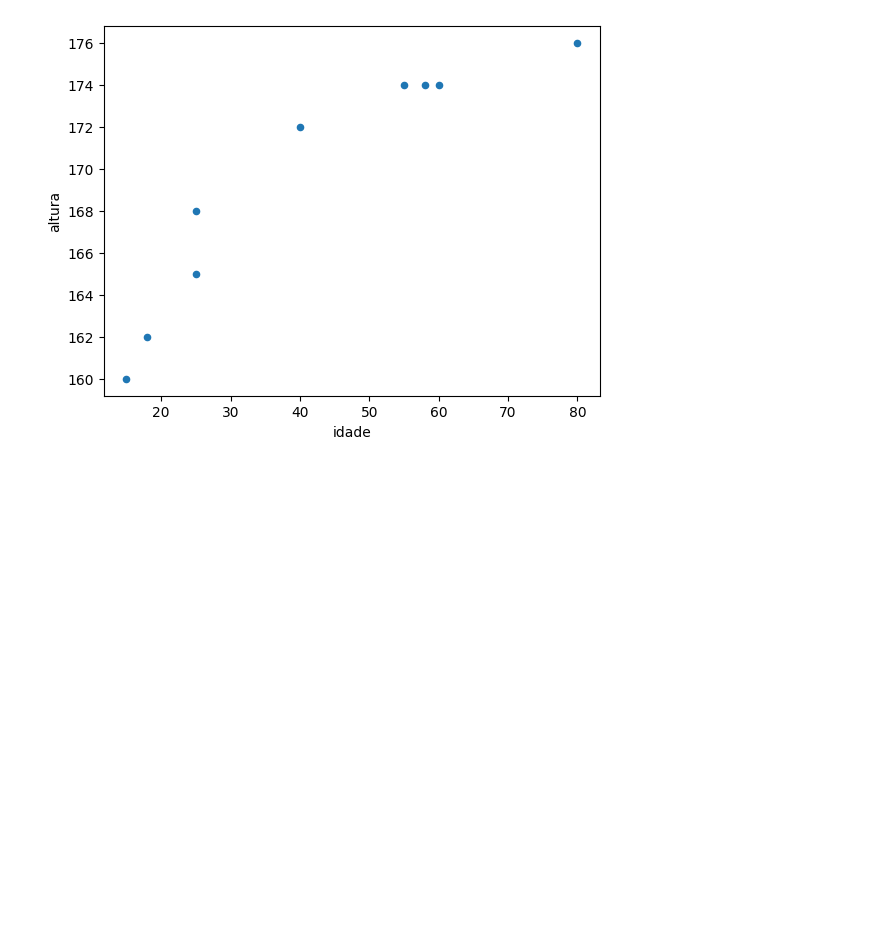
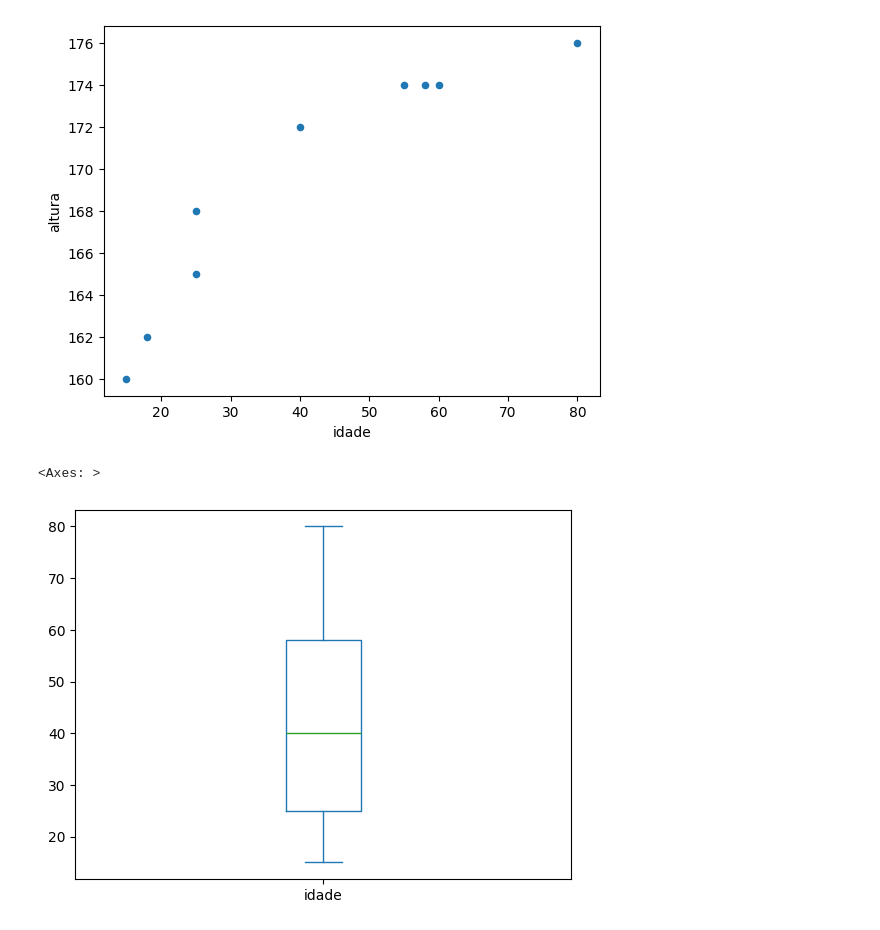
Before and after one commit to ramomOliveira/estatistica_devs, a Jupyter notebook: estatistica_devs.ipynb, the cells around one changed output. Cells and saved outputs as stored; diff of their text form; code cells hidden in the pictures; blank space fills up the shorter version.

Commit message:
gráfico boxplot

```diff
--- a/estatistica_devs.ipynb
+++ b/estatistica_devs.ipynb
@@ -182,3 +182,9 @@ df_medidas.plot.scatter(x='idade', y='altura')
 # %% [output]
 <Axes: xlabel='idade', ylabel='altura'>
 [figure]
+# %%
+# Gráfico de BoxPlot (Diagrama de Caixa) - Idade
+df_medidas['idade'].plot.box()
+# %% [output]
+<Axes: >
+[figure, added]
```
Also changed, not shown: parts of 1 cell of this notebook.
